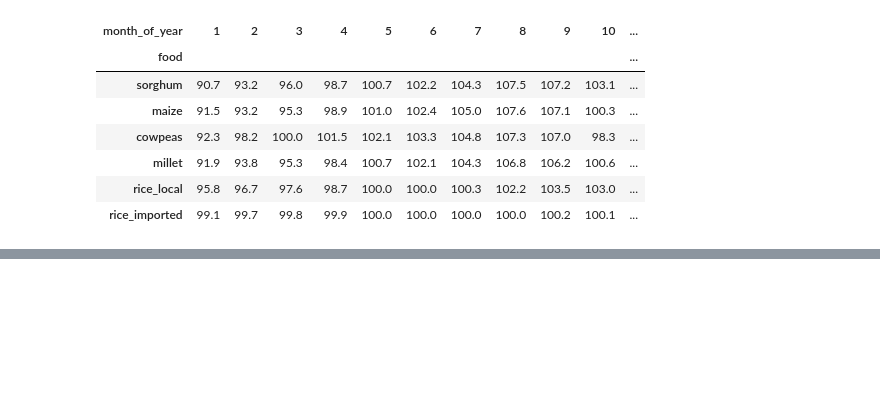
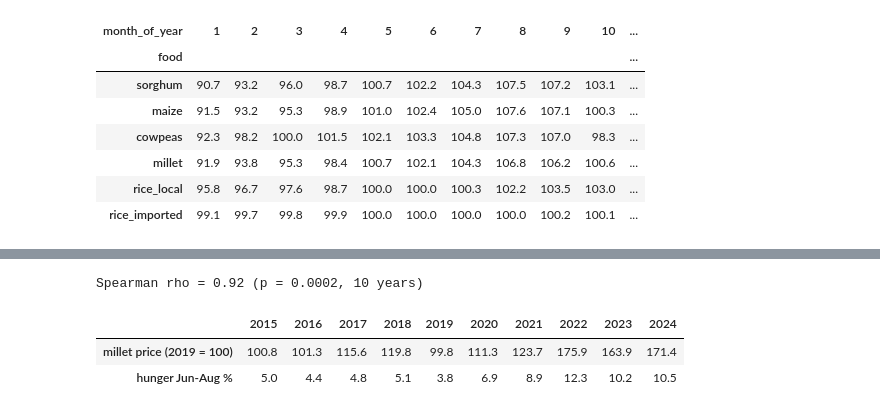
Before and after one commit to venetagrigorova/food-prices-visualization, a Jupyter notebook: a2_seasons/seasons.ipynb, the cells around one changed output, grey strips where cells are left out. Cells and saved outputs as stored; diff of their text form; code cells hidden in the pictures; blank space fills up the shorter version.

```diff
--- a/a2_seasons/seasons.ipynb
+++ b/a2_seasons/seasons.ipynb
@@ -707,0 +159,20 @@ share of market-years where millet got cheaper: 17.6 %
+# %%
+# hunger: % of people in phase 3-5 in Jun-Aug, per year
+ch = ch[(ch["reference_year"] >= 2015) & (ch["reference_year"] <= 2024)]
+ch = ch[~((ch["chtype"] == "current") & (ch["reference_label"] == "Jun-Aug"))]
+lean = ch[ch["reference_label"] == "Jun-Aug"].groupby("reference_year")[["phase35", "population_analysed"]].sum()
+hunger_year = lean["phase35"] / lean["population_analysed"] * 100
+
+# price: median millet price index (2019 = 100) per year
+millet = prices[(prices["food"] == "millet") & prices["price_index"].notna()]
+price_year = millet.groupby("year")["price_index"].median()
+
+years = pd.DataFrame({"millet price (2019 = 100)": price_year, "hunger Jun-Aug %": hunger_year})
+rho, p = spearmanr(years.iloc[:, 0], years.iloc[:, 1])
+print(f"Spearman rho = {rho:.2f} (p = {p:.4f}, {len(years)} years)")
+years.round(1).T
+# %% [output]
+Spearman rho = 0.92 (p = 0.0002, 10 years)
+|  | 2015 | 2016 | 2017 | 2018 | 2019 | 2020 | 2021 | 2022 | 2023 | 2024 |
+| millet price (2019 = 100) | 100.8 | 101.3 | 115.6 | 119.8 | 99.8 | 111.3 | 123.7 | 175.9 | 163.9 | 171.4 |
+| hunger Jun-Aug % | 5.0 | 4.4 | 4.8 | 5.1 | 3.8 | 6.9 | 8.9 | 12.3 | 10.2 | 10.5 |
```
Also changed, not shown: parts of 48 cells of this notebook, 3 other files.
